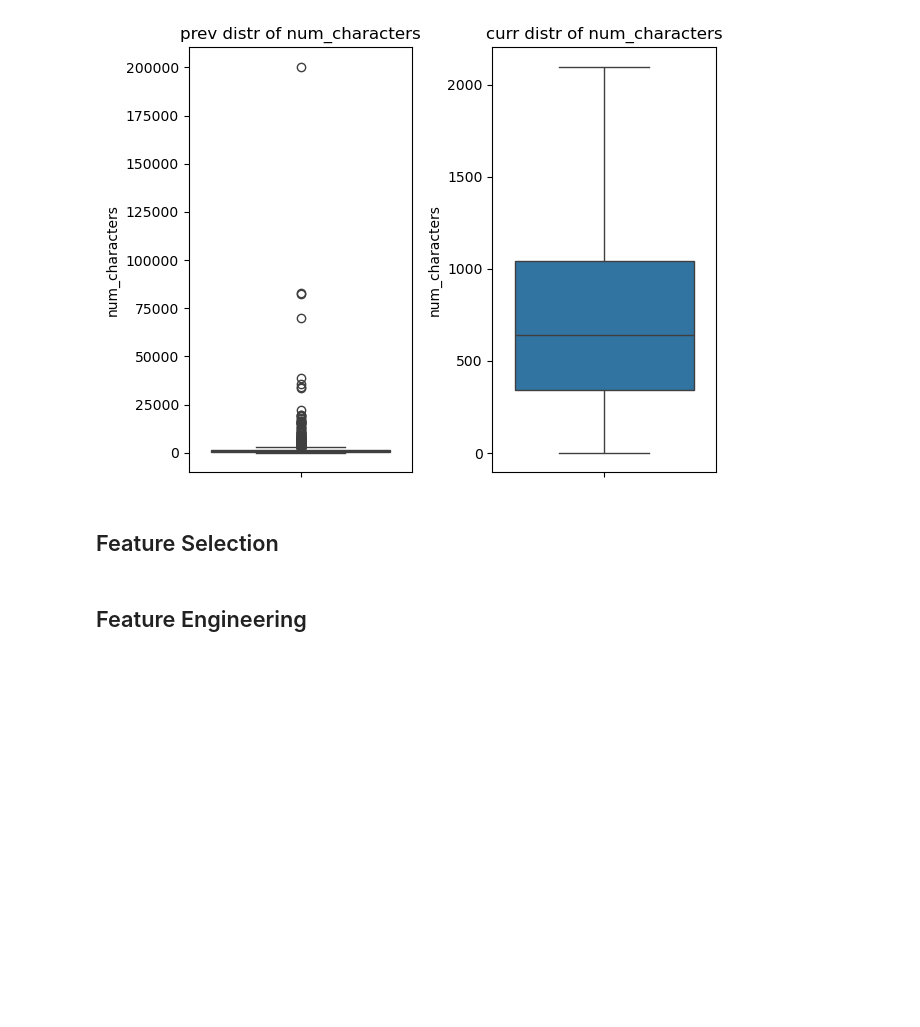
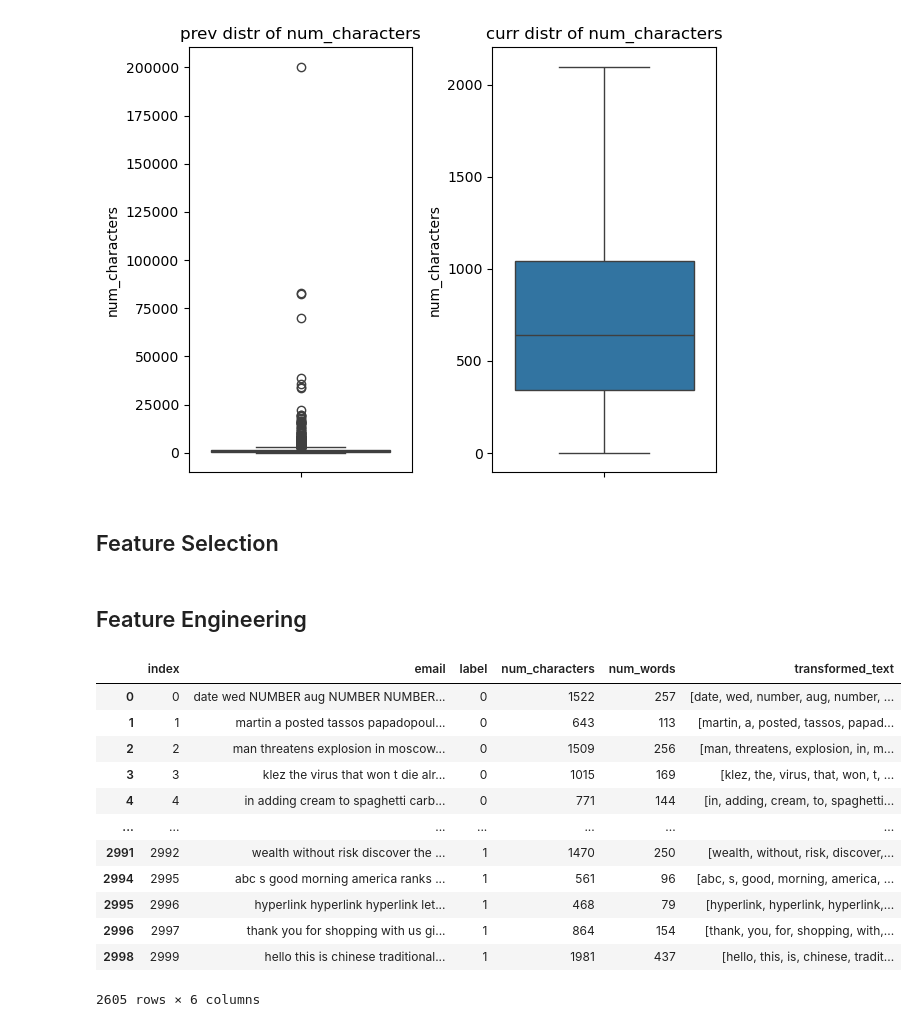
Before and after one commit to 10varun17/spam_classifier, a Jupyter notebook: notebook/main.ipynb, the cells around one changed output. Drawn from its saved outputs; the diff is of its cells as text; code cells hidden in the pictures; blank space fills up the shorter version.

```diff
--- a/notebook/main.ipynb
+++ b/notebook/main.ipynb
@@ -226,8 +226,28 @@ spam_ham_df_pre = spam_ham_df_pre.drop("num_sentences", axis=1)
 ## Feature Engineering
 # %%
 # Convert to lower case
+spam_ham_df_pre["transformed_text"] = spam_ham_df_pre["email"].str.lower()
+
 # Tokenize with words
+spam_ham_df_pre["transformed_text"] = spam_ham_df_pre["transformed_text"].apply(word_tokenize)
+
 # Remove special characters
+import re
+spam_ham_df["transformed_text"] = spam_ham_df_pre["transformed_text"].apply(lambda x: re.sub('[^a-zA-Z0-9]+', '', word) for word in x)
 # Remove stop words and punctuation
 # Reduce words to their base form (stemming)
 # Convert preprocessed data back to string
+# %% [output]
+|  | index | email | label | num_characters | num_words | transformed_text |
+| 0 | 0 | date wed NUMBER aug NUMBER NUMBER... | 0 | 1522 | 257 | [date, wed, number, aug, number, ... |
+| 1 | 1 | martin a posted tassos papadopoul... | 0 | 643 | 113 | [martin, a, posted, tassos, papad... |
+| 2 | 2 | man threatens explosion in moscow... | 0 | 1509 | 256 | [man, threatens, explosion, in, m... |
+| 3 | 3 | klez the virus that won t die alr... | 0 | 1015 | 169 | [klez, the, virus, that, won, t, ... |
+| 4 | 4 | in adding cream to spaghetti carb... | 0 | 771 | 144 | [in, adding, cream, to, spaghetti... |
+| ... | ... | ... | ... | ... | ... | ... |
+| 2991 | 2992 | wealth without risk discover the ... | 1 | 1470 | 250 | [wealth, without, risk, discover,... |
+| 2994 | 2995 | abc s good morning america ranks ... | 1 | 561 | 96 | [abc, s, good, morning, america, ... |
+| 2995 | 2996 | hyperlink hyperlink hyperlink let... | 1 | 468 | 79 | [hyperlink, hyperlink, hyperlink,... |
+| 2996 | 2997 | thank you for shopping with us gi... | 1 | 864 | 154 | [thank, you, for, shopping, with,... |
+| 2998 | 2999 | hello this is chinese traditional... | 1 | 1981 | 437 | [hello, this, is, chinese, tradit... |
+2605 rows × 6 columns
```
